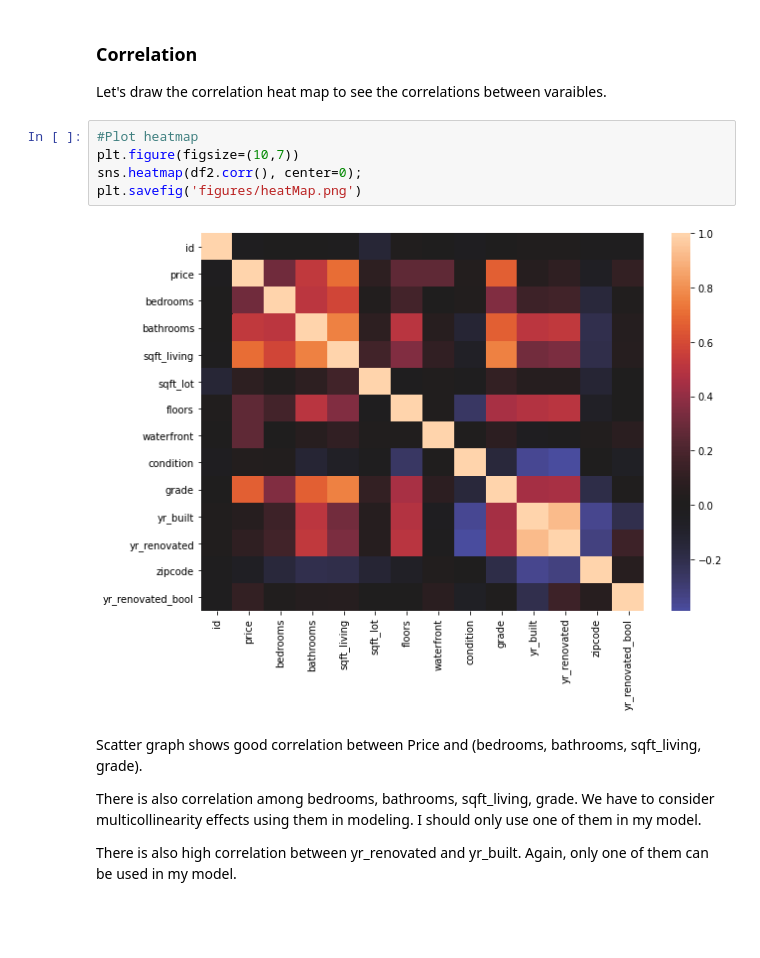
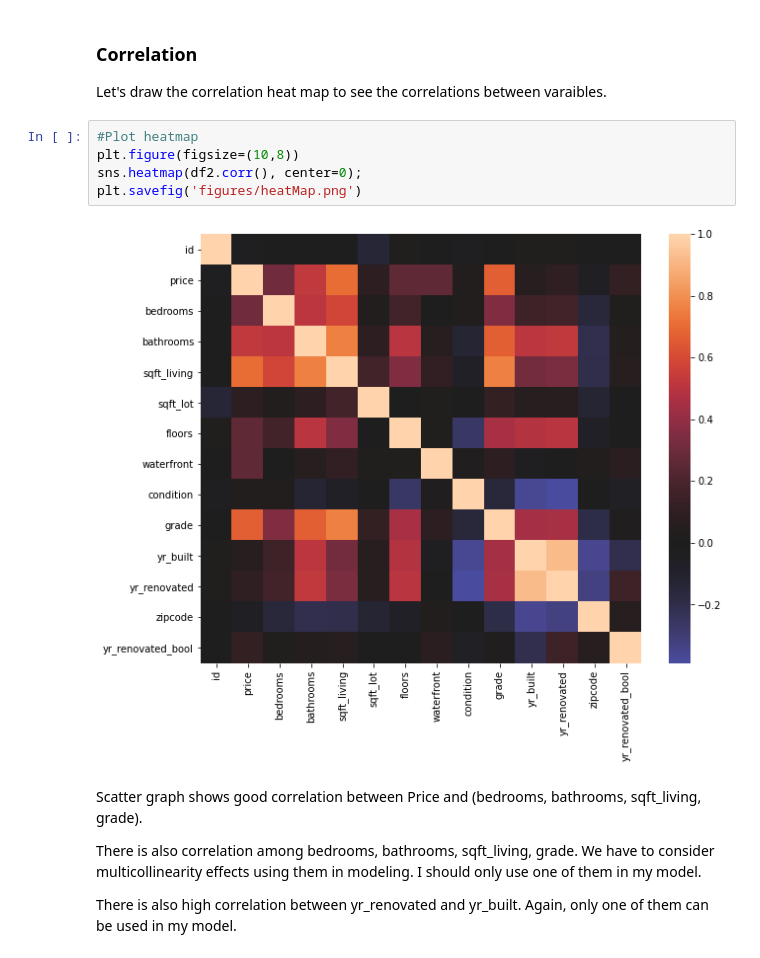
Before and after one commit to kamileyagci/dsc-phase-2-project, a Jupyter notebook: student.ipynb, the cells around one changed output. Cells and saved outputs as stored; diff of their text form; blank space fills up the shorter version.

```diff
--- a/student.ipynb
+++ b/student.ipynb
@@ -287,11 +287,11 @@ dtype: int64
 Let's draw the correlation heat map to see the correlations between varaibles.
 # %%
 #Plot heatmap
-plt.figure(figsize=(10,7))
+plt.figure(figsize=(10,8))
 sns.heatmap(df2.corr(), center=0);
 plt.savefig('figures/heatMap.png')
 # %% [output]
-[figure, old version]
+[figure, new version]
 # %% [markdown]
 Scatter graph shows good correlation between Price and (bedrooms, bathrooms, sqft_living, grade).
 
```
Also changed, not shown: parts of 1 cell of this notebook, 2 other files.
